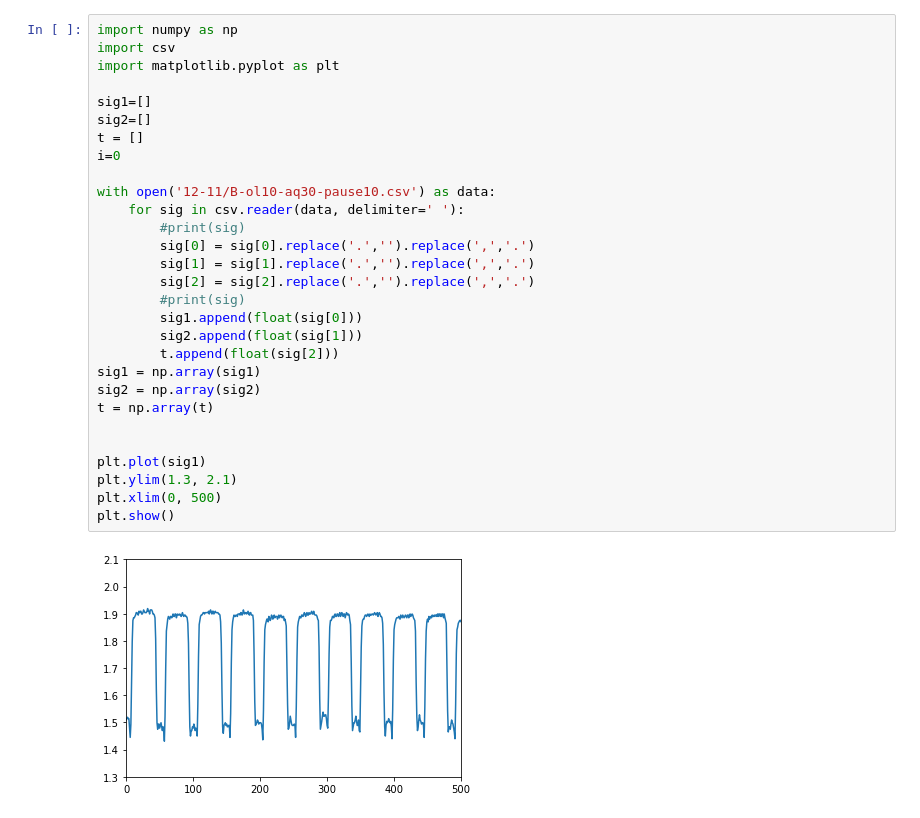
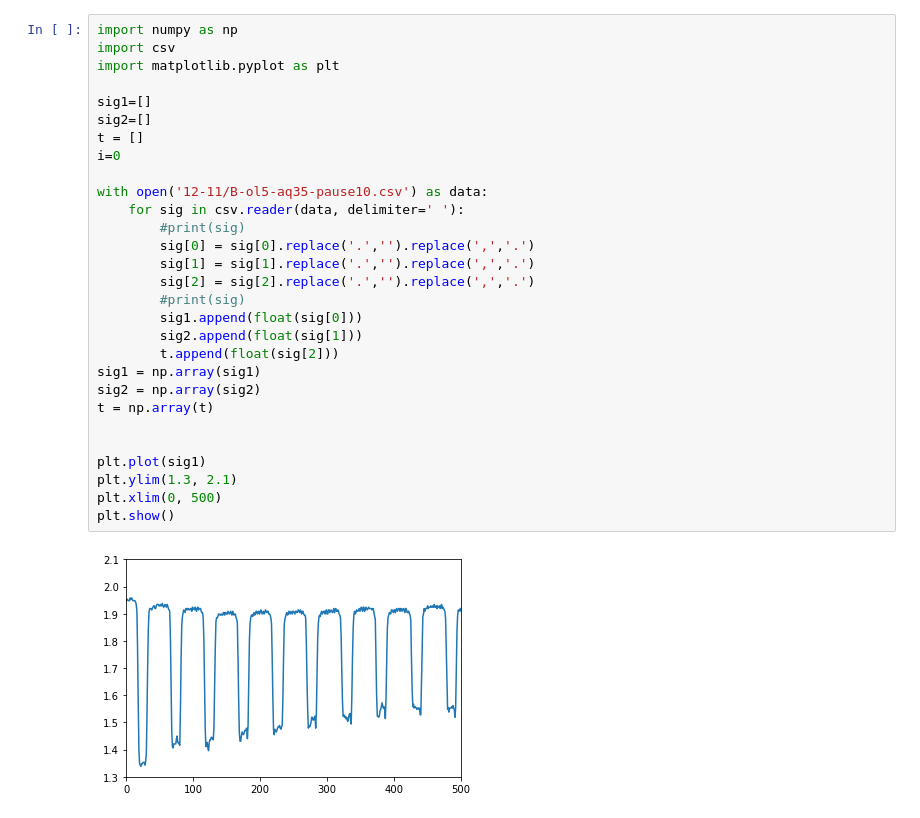
Before and after one commit to AlessandroLovo/T-junction, a Jupyter notebook: T-data/testing/soglie.ipynb, the cells around one changed output. Drawn from its saved outputs; the diff is of its cells as text.

```diff
--- a/T-data/testing/soglie.ipynb
+++ b/T-data/testing/soglie.ipynb
@@ -1,34 +1,34 @@
 # %%
 import numpy as np
 import csv
 import matplotlib.pyplot as plt
 
 sig1=[]
 sig2=[]
 t = []
 i=0
 
-with open('12-11/B-ol10-aq30-pause10.csv') as data:
+with open('12-11/B-ol5-aq35-pause10.csv') as data:
     for sig in csv.reader(data, delimiter='	'):
         #print(sig)
         sig[0] = sig[0].replace('.','').replace(',','.')
         sig[1] = sig[1].replace('.','').replace(',','.')
         sig[2] = sig[2].replace('.','').replace(',','.')
         #print(sig)
         sig1.append(float(sig[0]))
         sig2.append(float(sig[1]))
         t.append(float(sig[2]))
 sig1 = np.array(sig1)
 sig2 = np.array(sig2)
 t = np.array(t)
 
 
 plt.plot(sig1)
 plt.ylim(1.3, 2.1)
 plt.xlim(0, 500)
 plt.show()
 # %% [output]
-[figure, old version]
+[figure, new version]
 # %%
 #histogram plot
 nbins =50
```
Also changed, not shown: parts of 10 cells of this notebook.
